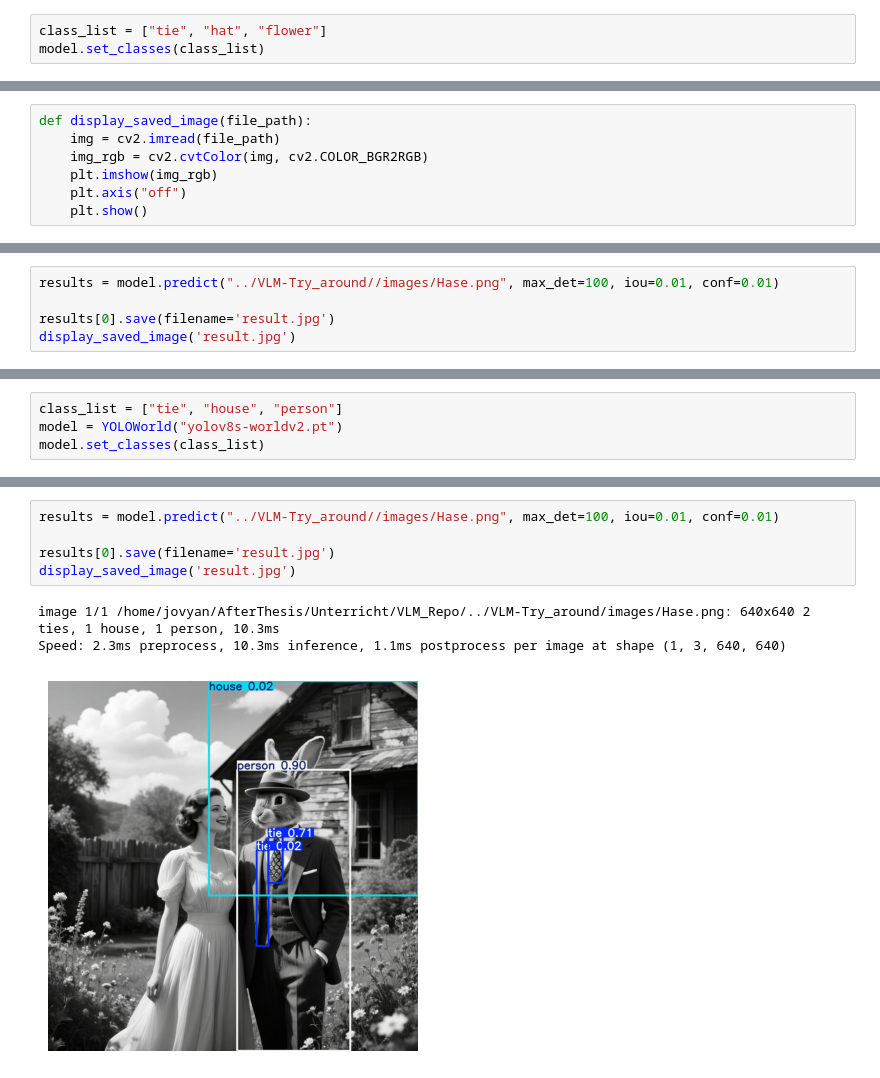
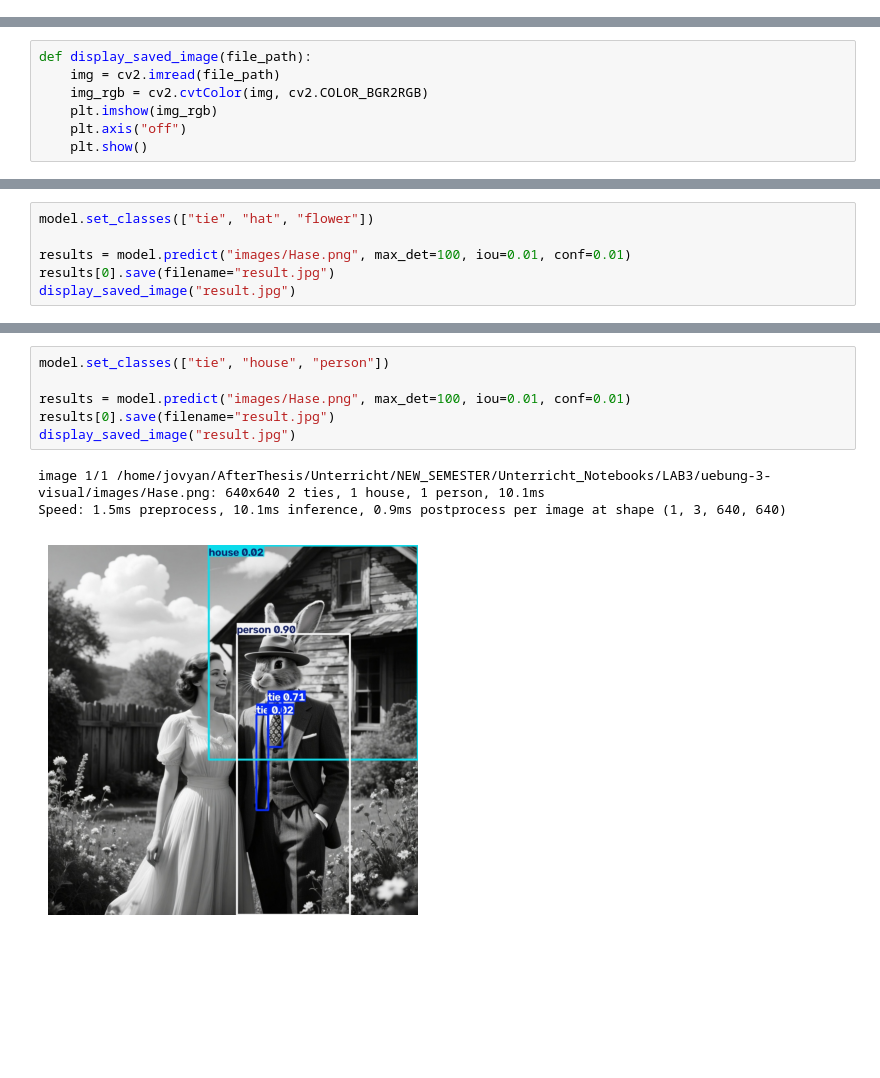
Before and after one commit to vtischler-iisys/uebung-3-visual, a Jupyter notebook: 4_Yolo_World.ipynb, the cells around one changed output, grey strips where cells are left out. Saved outputs shown, nothing was run; the diff lists cells and outputs as text; blank space fills up the shorter version.

```diff
--- a/4_Yolo_World.ipynb
+++ b/4_Yolo_World.ipynb
@@ -24,6 +31,3 @@ import matplotlib.pyplot as plt
 import cv2
 
 model = YOLOWorld("yolov8s-worldv2.pt")
-# %%
-class_list = ["tie", "hat", "flower"]
-model.set_classes(class_list)
@@ -57,6 +46,7 @@ def display_saved_image(file_path):
 # %%
-results = model.predict("../VLM-Try_around//images/Hase.png", max_det=100, iou=0.01, conf=0.01)
+model.set_classes(["tie", "hat", "flower"])
 
-results[0].save(filename='result.jpg')
-display_saved_image('result.jpg')
+results = model.predict("images/Hase.png", max_det=100, iou=0.01, conf=0.01)
+results[0].save(filename="result.jpg")
+display_saved_image("result.jpg")
 # %% [output]
@@ -66,4 +55,0 @@ Speed: 1.9ms preprocess, 10.5ms inference, 1.4ms postprocess per image at shape
-# %%
-class_list = ["tie", "house", "person"]
-model = YOLOWorld("yolov8s-worldv2.pt")
-model.set_classes(class_list)
@@ -70,9 +58,10 @@ model.set_classes(class_list)
 # %%
-results = model.predict("../VLM-Try_around//images/Hase.png", max_det=100, iou=0.01, conf=0.01)
+model.set_classes(["tie", "house", "person"])
 
-results[0].save(filename='result.jpg')
-display_saved_image('result.jpg')
+results = model.predict("images/Hase.png", max_det=100, iou=0.01, conf=0.01)
+results[0].save(filename="result.jpg")
+display_saved_image("result.jpg")
 # %% [output]
-image 1/1 /home/jovyan/AfterThesis/Unterricht/VLM_Repo/../VLM-Try_around/images/Hase.png: 640x640 2 ties, 1 house, 1 person, 10.3ms
-Speed: 2.3ms preprocess, 10.3ms inference, 1.1ms postprocess per image at shape (1, 3, 640, 640)
+image 1/1 /home/jovyan/AfterThesis/Unterricht/NEW_SEMESTER/Unterricht_Notebooks/LAB3/uebung-3-visual/images/Hase.png: 640x640 2 ties, 1 house, 1 person, 10.1ms
+Speed: 1.5ms preprocess, 10.1ms inference, 0.9ms postprocess per image at shape (1, 3, 640, 640)
-[figure, old version]
+[figure, new version]
```
Also changed, not shown: parts of 9 cells of this notebook, 6 other files.
